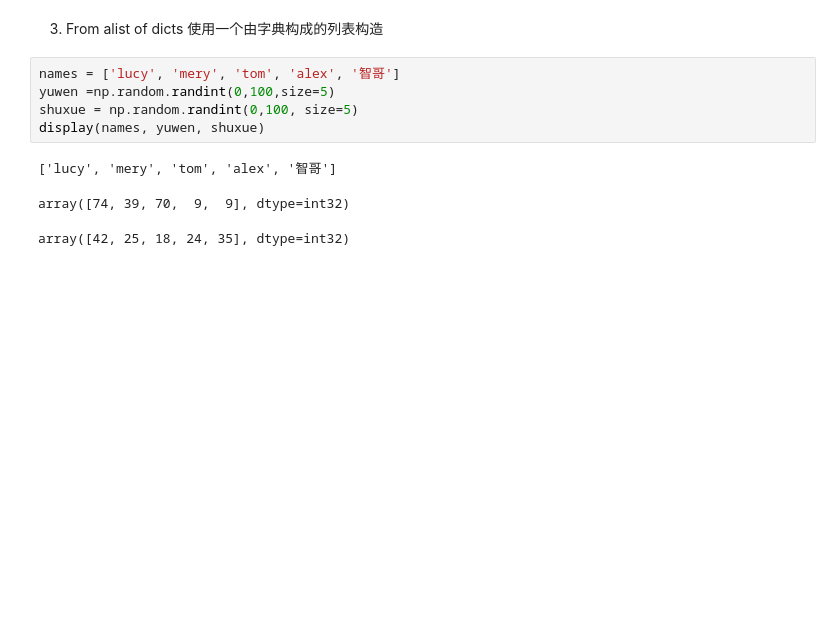
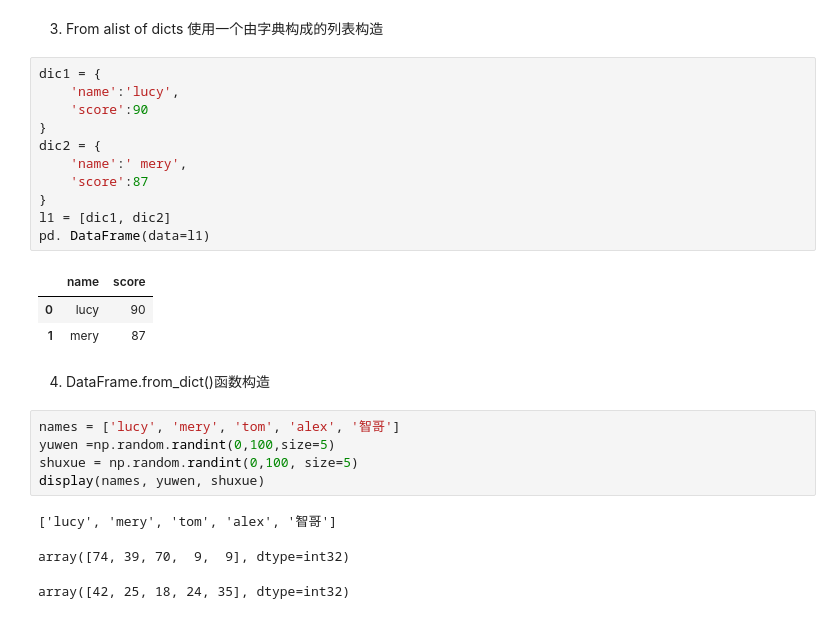
Before and after one commit to Leecoin49/StudyNote, a Jupyter notebook: LLM/AILLM_Luffy/1.Python/第20章Pandas/1.pandas核心数据类型.ipynb, the cells around one changed output. Cells and saved outputs as stored; diff of their text form; blank space fills up the shorter version.

```diff
--- a/LLM/AILLM_Luffy/1.Python/第20章Pandas/1.pandas核心数据类型.ipynb
+++ b/LLM/AILLM_Luffy/1.Python/第20章Pandas/1.pandas核心数据类型.ipynb
@@ -317,5 +339,22 @@ ndarrays必须长度保持一致
 # %% [markdown]
 3. From alist of dicts 使用一个由字典构成的列表构造
+# %%
+dic1 = {
+    'name':'lucy',
+    'score':90
+}
+dic2 = {
+    'name':' mery',
+    'score':87
+}
+l1 = [dic1, dic2]
+pd. DataFrame(data=l1)
+# %% [output]
+|  | name | score |
+| 0 | lucy | 90 |
+| 1 | mery | 87 |
+# %% [markdown]
+4. DataFrame.from_dict()函数构造
 # %%
 names = ['lucy', 'mery', 'tom', 'alex', '智哥']
 yuwen =np.random.randint(0,100,size=5)
```
Also changed, not shown: parts of 5 cells of this notebook.
